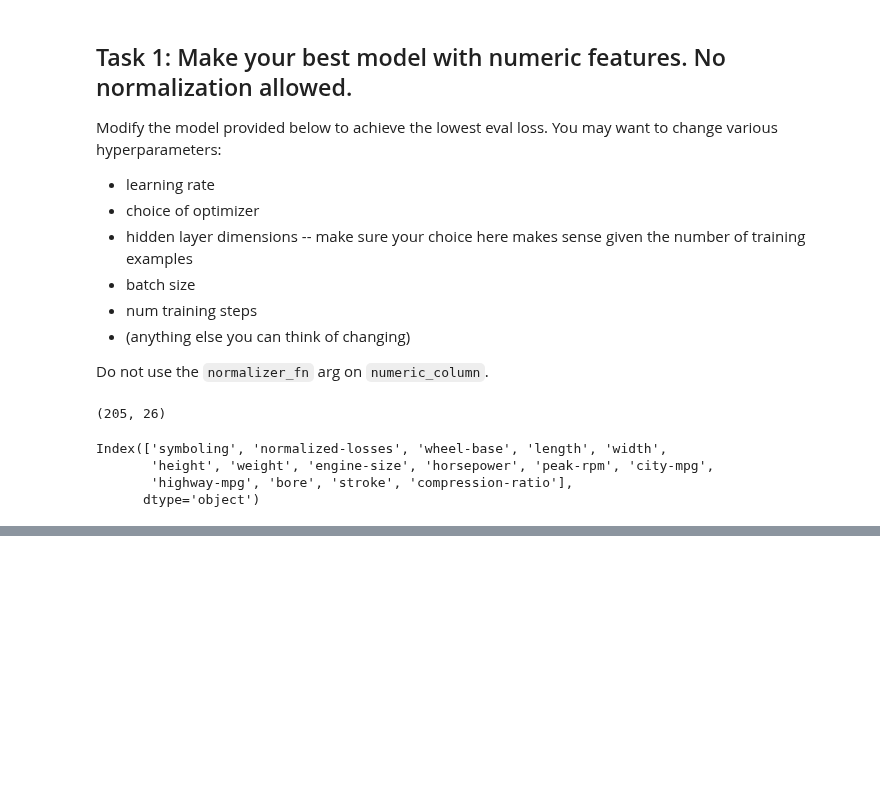
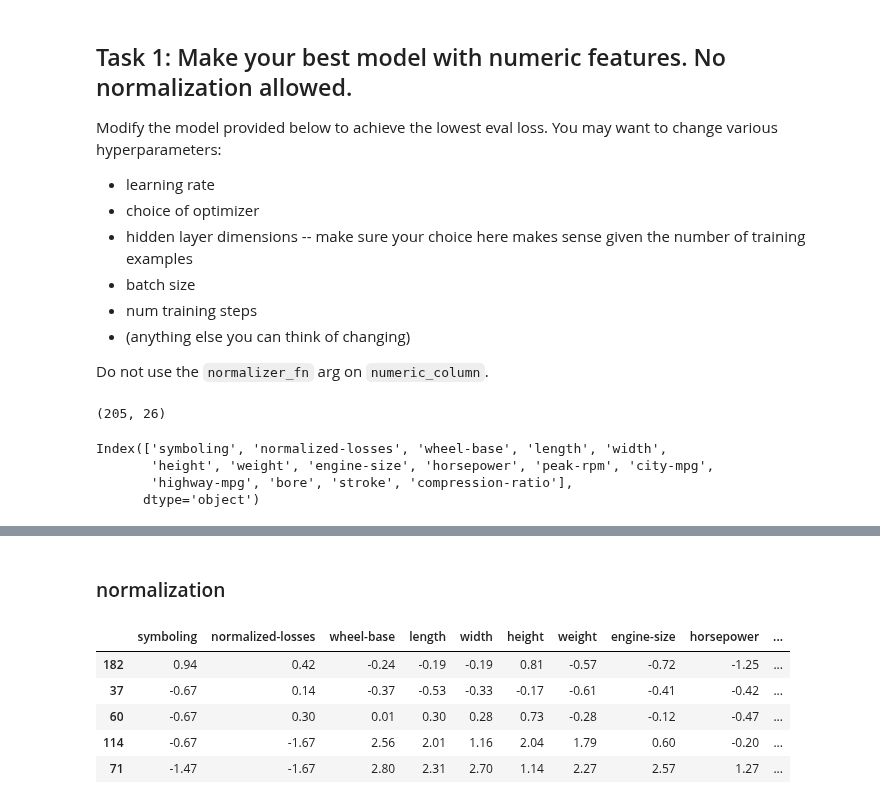
Before and after one commit to fasthill/google-ML-crash-course, a Jupyter notebook: 8. intro to modeling.ipynb, the cells around one changed output, grey strips where cells are left out. Cells and saved outputs as stored; diff of their text form; code cells hidden in the pictures; blank space fills up the shorter version.

Commit message:
normalize data, use feature column
resulting in error 'list index out of range'

```diff
--- a/8. intro to modeling.ipynb
+++ b/8. intro to modeling.ipynb
@@ -282,5 +212,0 @@ Name: price, Length: 205, dtype: float64
-# %%
-# This 1D visualization of each numeric feature might inform your normalization
-# decisions.
-for feature_name in numeric_feature_names:
-  car_data.hist(column=feature_name)
@@ -300,0 +213,15 @@ for feature_name in numeric_feature_names:
+# %% [markdown]
+### normalization
+# %%
+car_data_norm = pd.DataFrame()
+for feature_name in numeric_feature_names + [LABEL]:
+    car_data_norm[feature_name] = (car_data[feature_name]-car_data[feature_name].mean())/car_data[feature_name].std()
+# %%
+car_data_norm.head()
+# %% [output]
+|  | symboling | normalized-losses | wheel-base | length | width | height | weight | engine-size | horsepower | ... |
+| 182 | 0.94 | 0.42 | -0.24 | -0.19 | -0.19 | 0.81 | -0.57 | -0.72 | -1.25 | ... |
+| 37 | -0.67 | 0.14 | -0.37 | -0.53 | -0.33 | -0.17 | -0.61 | -0.41 | -0.42 | ... |
+| 60 | -0.67 | 0.30 | 0.01 | 0.30 | 0.28 | 0.73 | -0.28 | -0.12 | -0.47 | ... |
+| 114 | -0.67 | -1.67 | 2.56 | 2.01 | 1.16 | 2.04 | 1.79 | 0.60 | -0.20 | ... |
+| 71 | -1.47 | -1.67 | 2.80 | 2.31 | 2.70 | 1.14 | 2.27 | 2.57 | 1.27 | ... |
```
Also changed, not shown: parts of 33 cells of this notebook.
